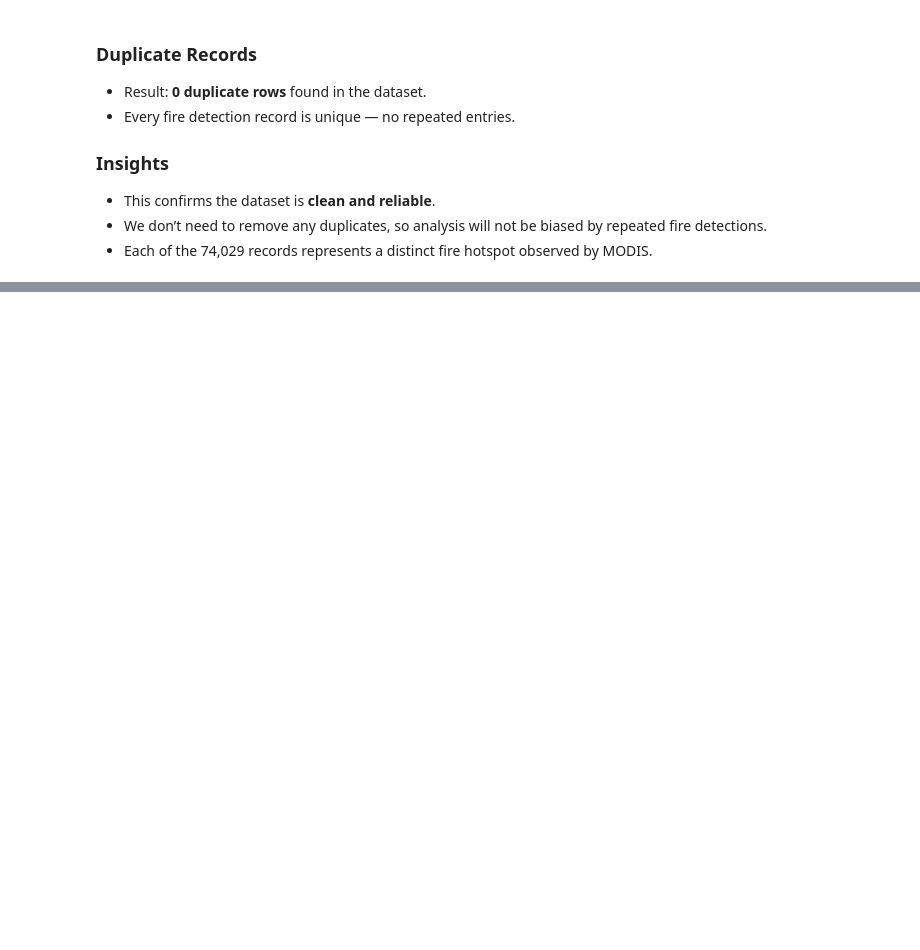
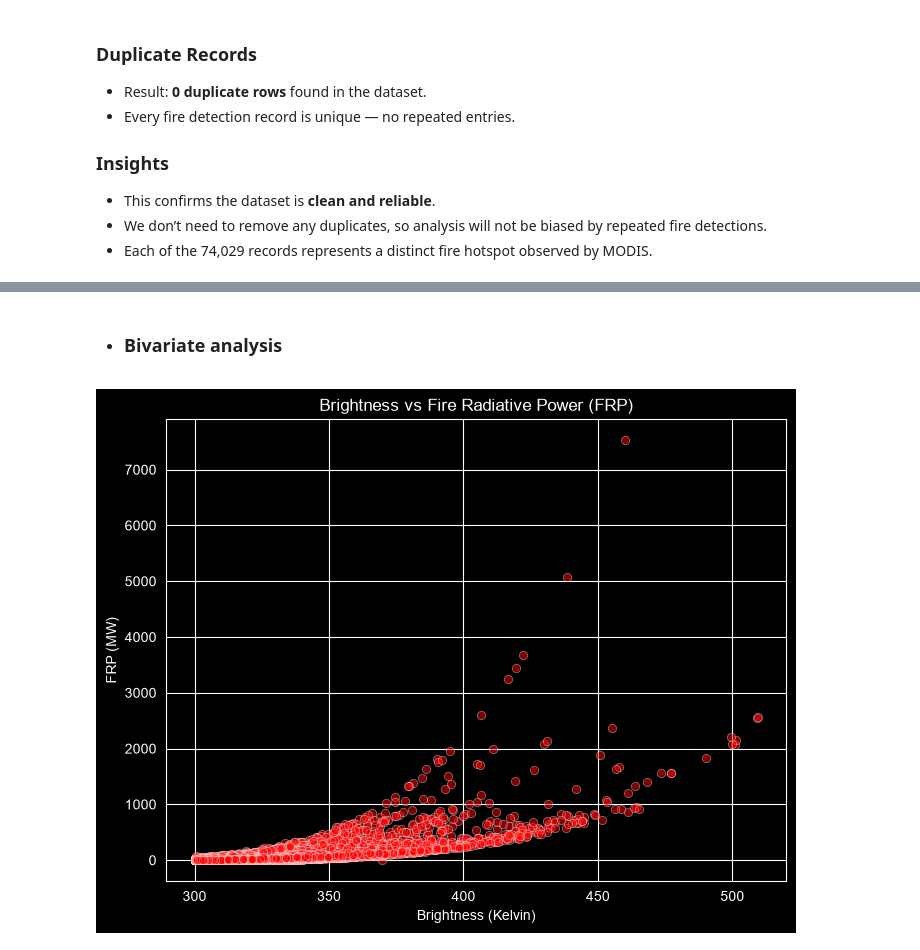
Before and after one commit to VishnuIITP/EDA_modis_fire, a Jupyter notebook: eda_modis_fire.ipynb, the cells around one changed output, grey strips where cells are left out. Drawn from its saved outputs; the diff is of its cells as text; code cells hidden in the pictures; blank space fills up the shorter version.

```diff
--- a/eda_modis_fire.ipynb
+++ b/eda_modis_fire.ipynb
@@ -255,0 +524,15 @@ Duplicate rows:
+# %% [markdown]
+- ### Bivariate analysis
+# %%
+import matplotlib.pyplot as plt
+import seaborn as sns
+
+plt.figure(figsize=(8,6))
+sns.scatterplot(x='brightness', y='frp', data=df, alpha=0.5, color='red')
+
+plt.title('Brightness vs Fire Radiative Power (FRP)')
+plt.xlabel('Brightness (Kelvin)')
+plt.ylabel('FRP (MW)')
+plt.show()
+# %% [output]
+[figure, added]
```
Also changed, not shown: parts of 77 cells of this notebook, 1 other file.
